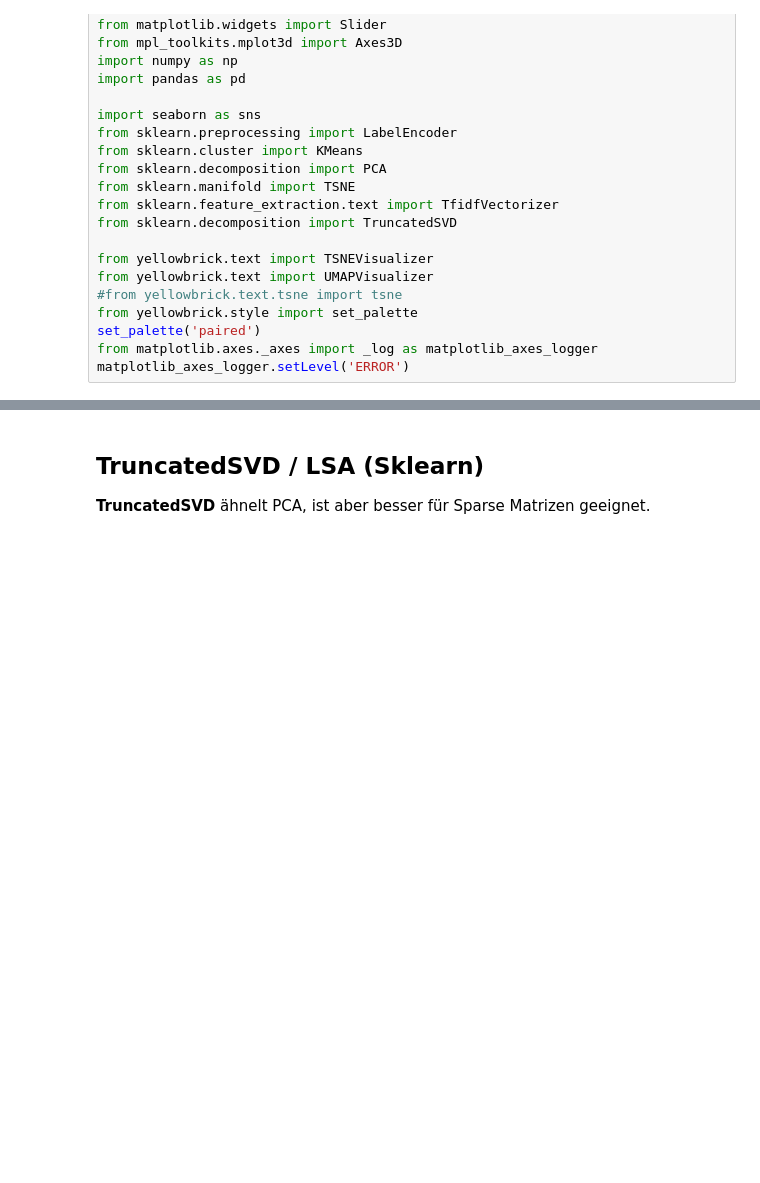
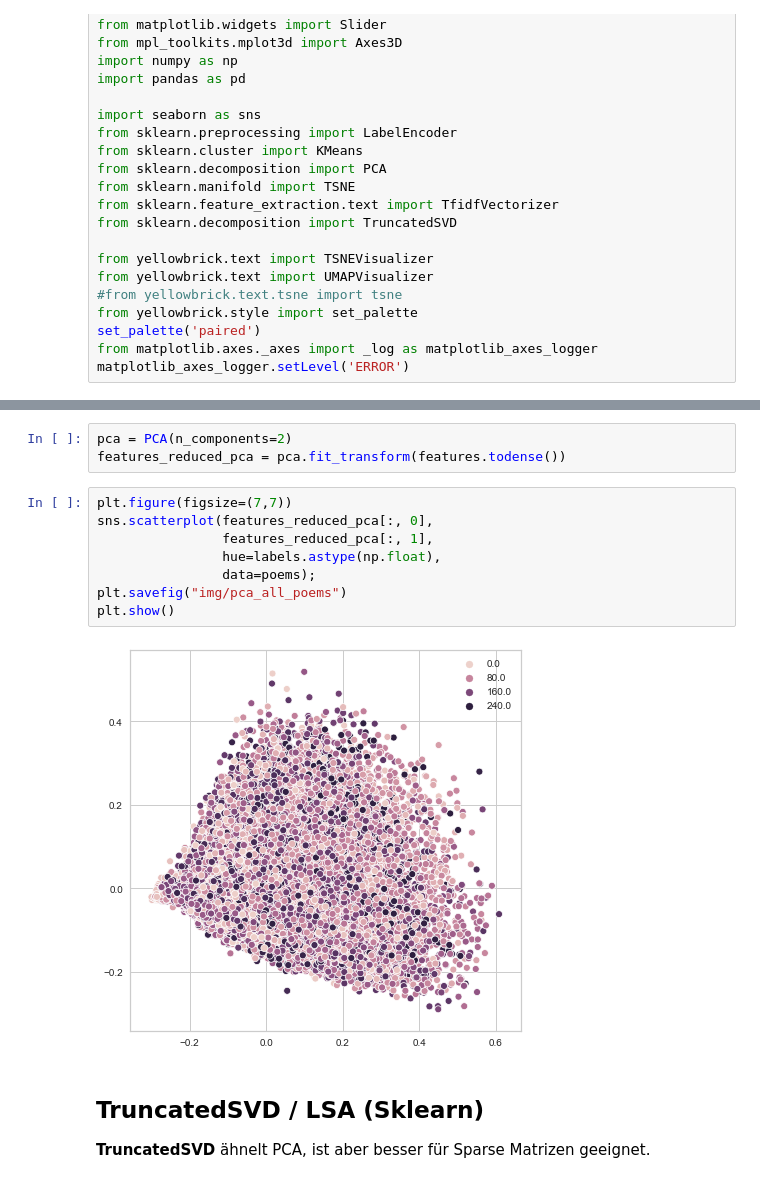
Before and after one commit to realjanpaulus/clusterpoems, a Jupyter notebook: project/part3_dimension_reduction.ipynb, the cells around one changed output, grey strips where cells are left out. Saved outputs shown, nothing was run; the diff lists cells and outputs as text; blank space fills up the shorter version.

```diff
--- a/project/part3_dimension_reduction.ipynb
+++ b/project/part3_dimension_reduction.ipynb
@@ -43,3 +47,16 @@ features  = TfidfVectorizer().fit_transform(poems["poem"])
+# %%
+pca = PCA(n_components=2)
+features_reduced_pca = pca.fit_transform(features.todense())
+# %%
+plt.figure(figsize=(7,7))
+sns.scatterplot(features_reduced_pca[:, 0],
+                features_reduced_pca[:, 1],
+                hue=labels.astype(np.float),
+                data=poems);
+plt.savefig("img/pca_all_poems")
+plt.show()
+# %% [output]
+[figure, added]
 # %% [markdown]
 ## TruncatedSVD / LSA (Sklearn)
 
```
Also changed, not shown: parts of 10 cells of this notebook, 17 other files.
